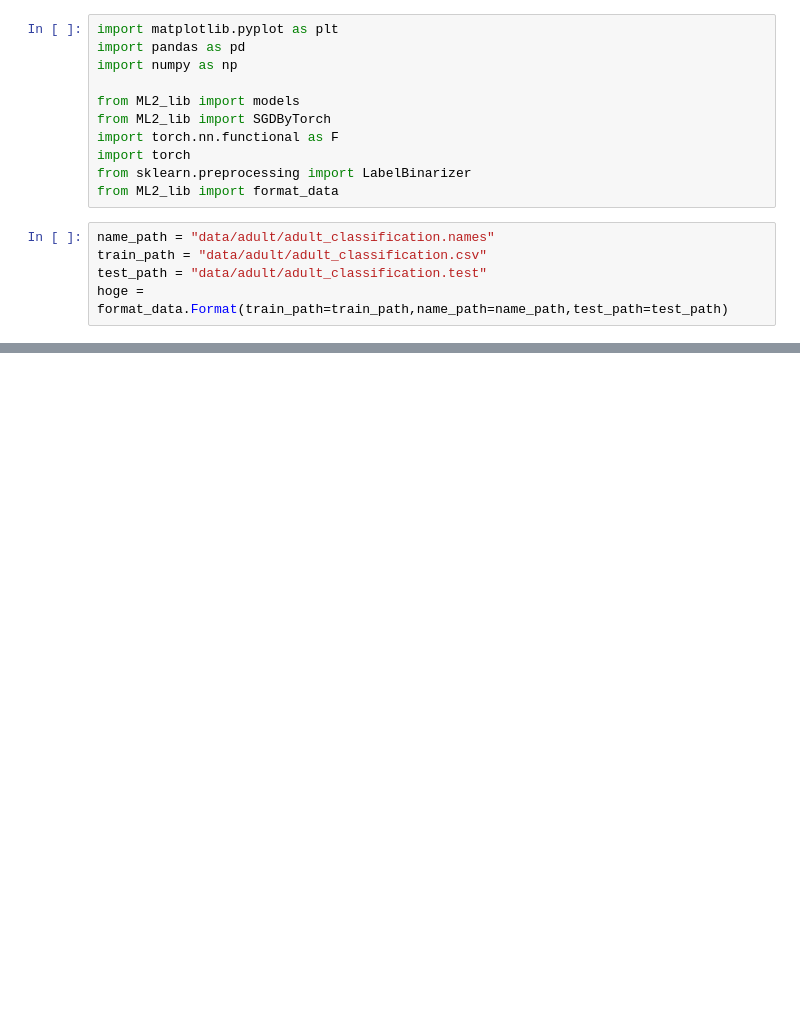
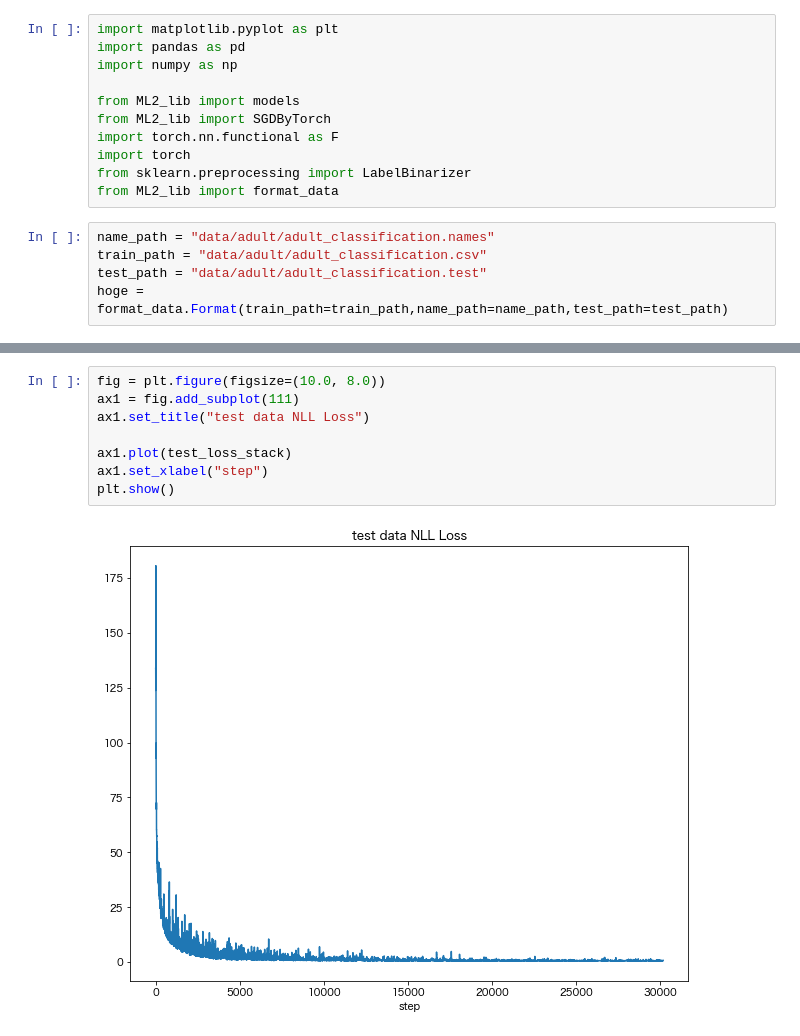
Before and after one commit to NaokiNakamichi/ML, a Jupyter notebook: GD/memo/memo21.ipynb, the cells around one changed output, grey strips where cells are left out. Drawn from its saved outputs; the diff is of its cells as text; blank space fills up the shorter version.

```diff
--- a/GD/memo/memo21.ipynb
+++ b/GD/memo/memo21.ipynb
@@ -98,0 +77,10 @@ KeyboardInterrupt:
+# %%
+fig = plt.figure(figsize=(10.0, 8.0))
+ax1 = fig.add_subplot(111)
+ax1.set_title("test data NLL Loss")
+
+ax1.plot(test_loss_stack)
+ax1.set_xlabel("step")
+plt.show()
+# %% [output]
+[figure, added]
```
Also changed, not shown: parts of 7 cells of this notebook, 10 other files.
